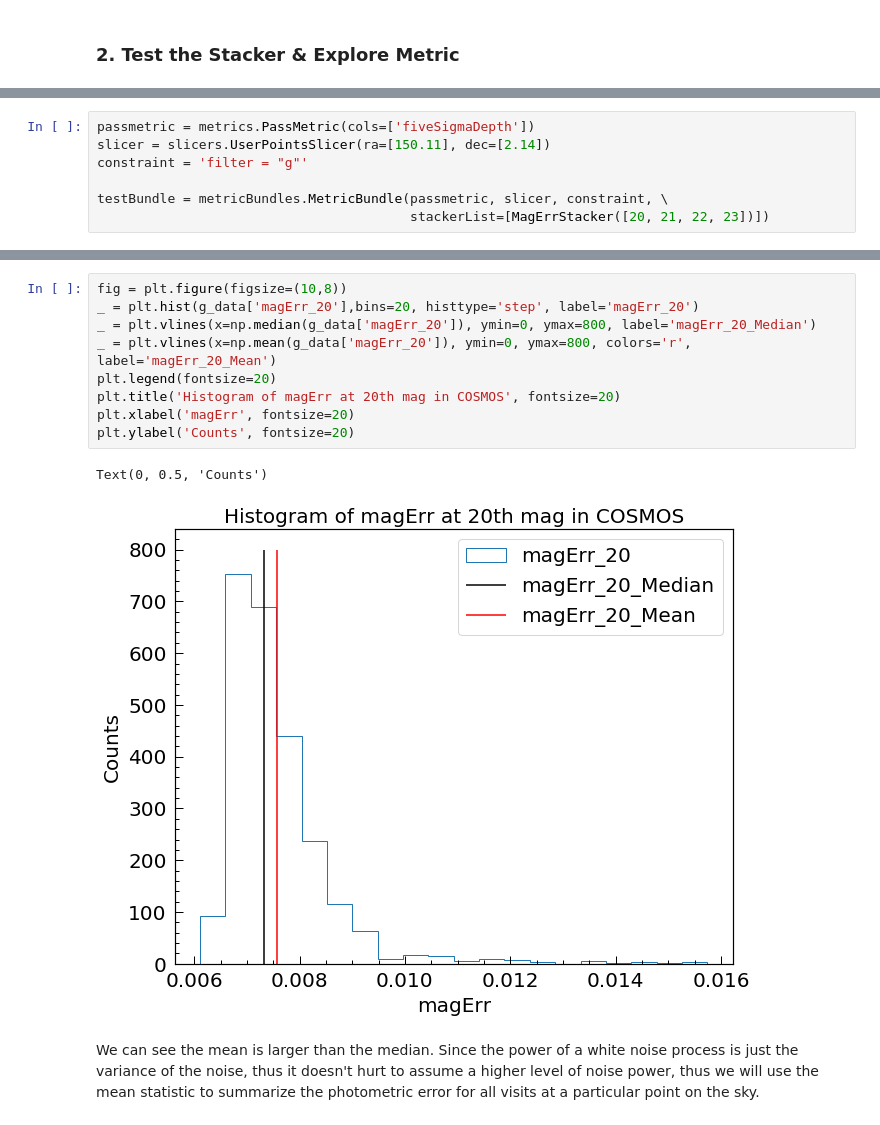
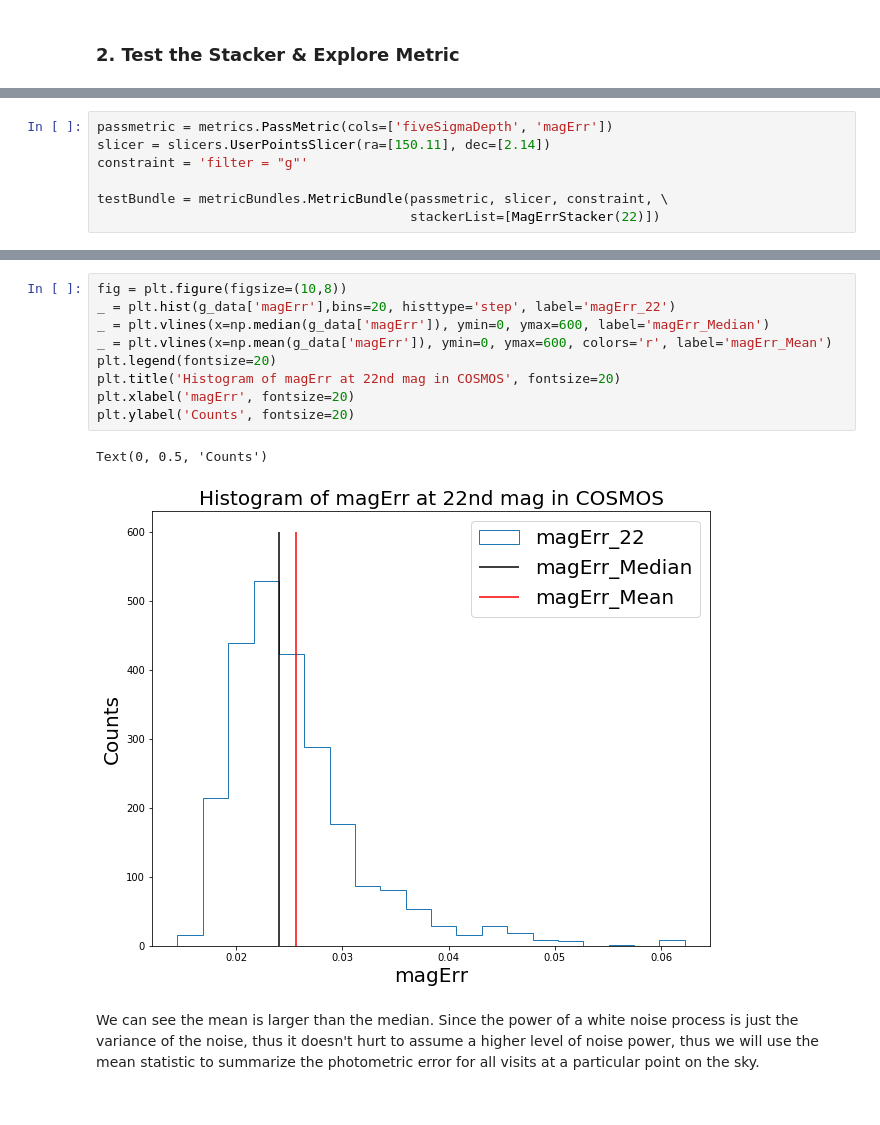
Before and after one commit to RichardsGroup/LSST_OpSim, a Jupyter notebook: contrib/05_YuPhotoErr.ipynb, the cells around one changed output, grey strips where cells are left out. Saved outputs shown, nothing was run; the diff lists cells and outputs as text.

```diff
--- a/contrib/05_YuPhotoErr.ipynb
+++ b/contrib/05_YuPhotoErr.ipynb
@@ -184,9 +96,9 @@ ddfInfo(opSimDbs[dbRuns[1]], 'COSMOS')
 # %%
-passmetric = metrics.PassMetric(cols=['fiveSigmaDepth'])
+passmetric = metrics.PassMetric(cols=['fiveSigmaDepth', 'magErr'])
 slicer = slicers.UserPointsSlicer(ra=[150.11], dec=[2.14])
 constraint = 'filter = "g"'
 
 testBundle = metricBundles.MetricBundle(passmetric, slicer, constraint, \
-                                        stackerList=[MagErrStacker([20, 21, 22, 23])])
+                                        stackerList=[MagErrStacker(22)])
 # %%
 testBDict = {'passMagErr': testBundle}
@@ -233,15 +142,15 @@ plt.legend(fontsize=20)
 # %%
 fig = plt.figure(figsize=(10,8))
-_ = plt.hist(g_data['magErr_20'],bins=20, histtype='step', label='magErr_20')
-_ = plt.vlines(x=np.median(g_data['magErr_20']), ymin=0, ymax=800, label='magErr_20_Median')
-_ = plt.vlines(x=np.mean(g_data['magErr_20']), ymin=0, ymax=800, colors='r', label='magErr_20_Mean')
+_ = plt.hist(g_data['magErr'],bins=20, histtype='step', label='magErr_22')
+_ = plt.vlines(x=np.median(g_data['magErr']), ymin=0, ymax=600, label='magErr_Median')
+_ = plt.vlines(x=np.mean(g_data['magErr']), ymin=0, ymax=600, colors='r', label='magErr_Mean')
 plt.legend(fontsize=20)
-plt.title('Histogram of magErr at 20th mag in COSMOS', fontsize=20)
+plt.title('Histogram of magErr at 22nd mag in COSMOS', fontsize=20)
 plt.xlabel('magErr', fontsize=20)
 plt.ylabel('Counts', fontsize=20)
 # %% [output]
 Text(0, 0.5, 'Counts')
-[figure, old version]
+[figure, new version]
 # %% [markdown]
 We can see the mean is larger than the median. Since the power of a white noise process is just the variance of the noise, thus it doesn't hurt to assume a higher level of noise power, thus we will use the mean statistic to summarize the photometric error for all visits at a particular point on the sky.
 # %% [markdown]
```
Also changed, not shown: parts of 34 cells of this notebook, 1 other file.
